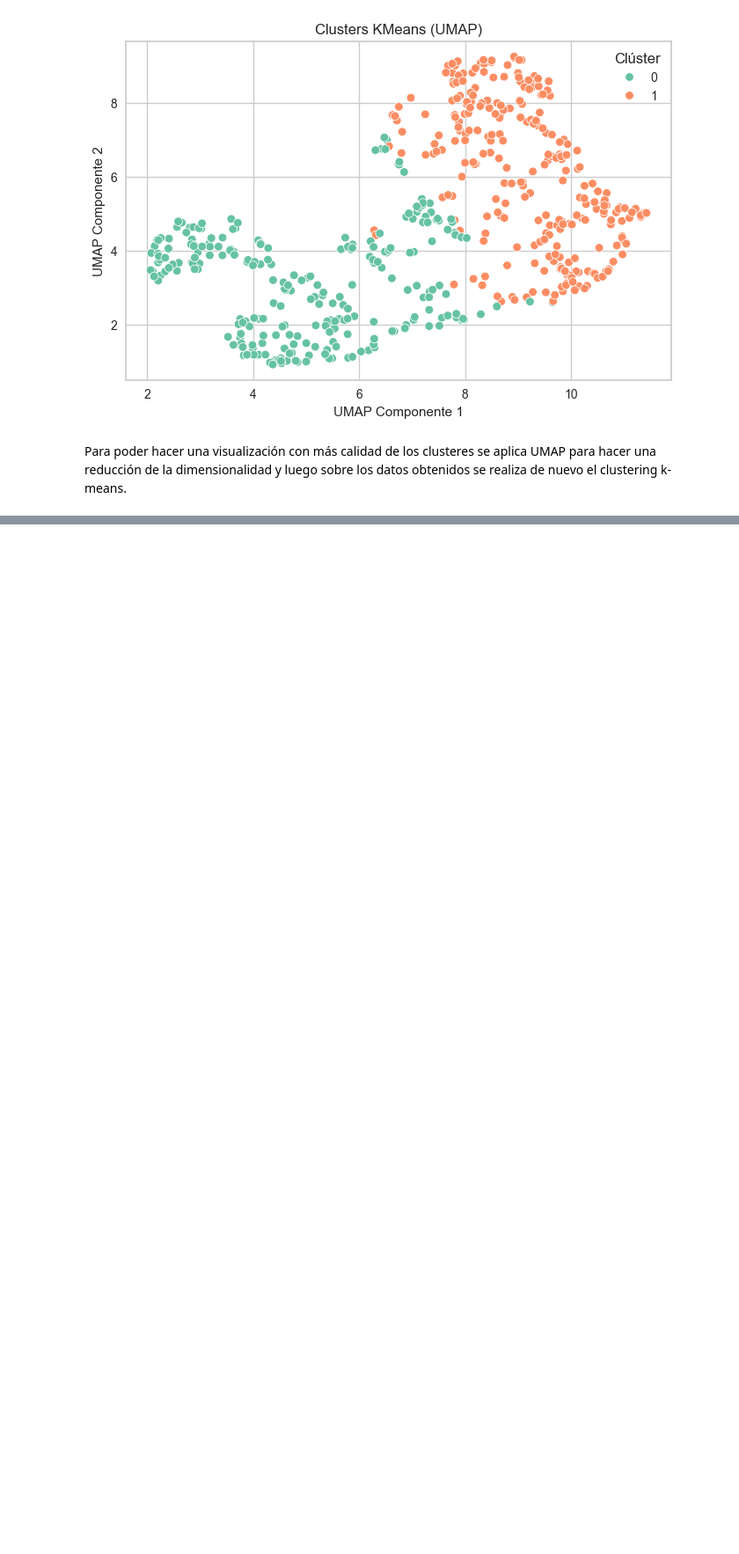
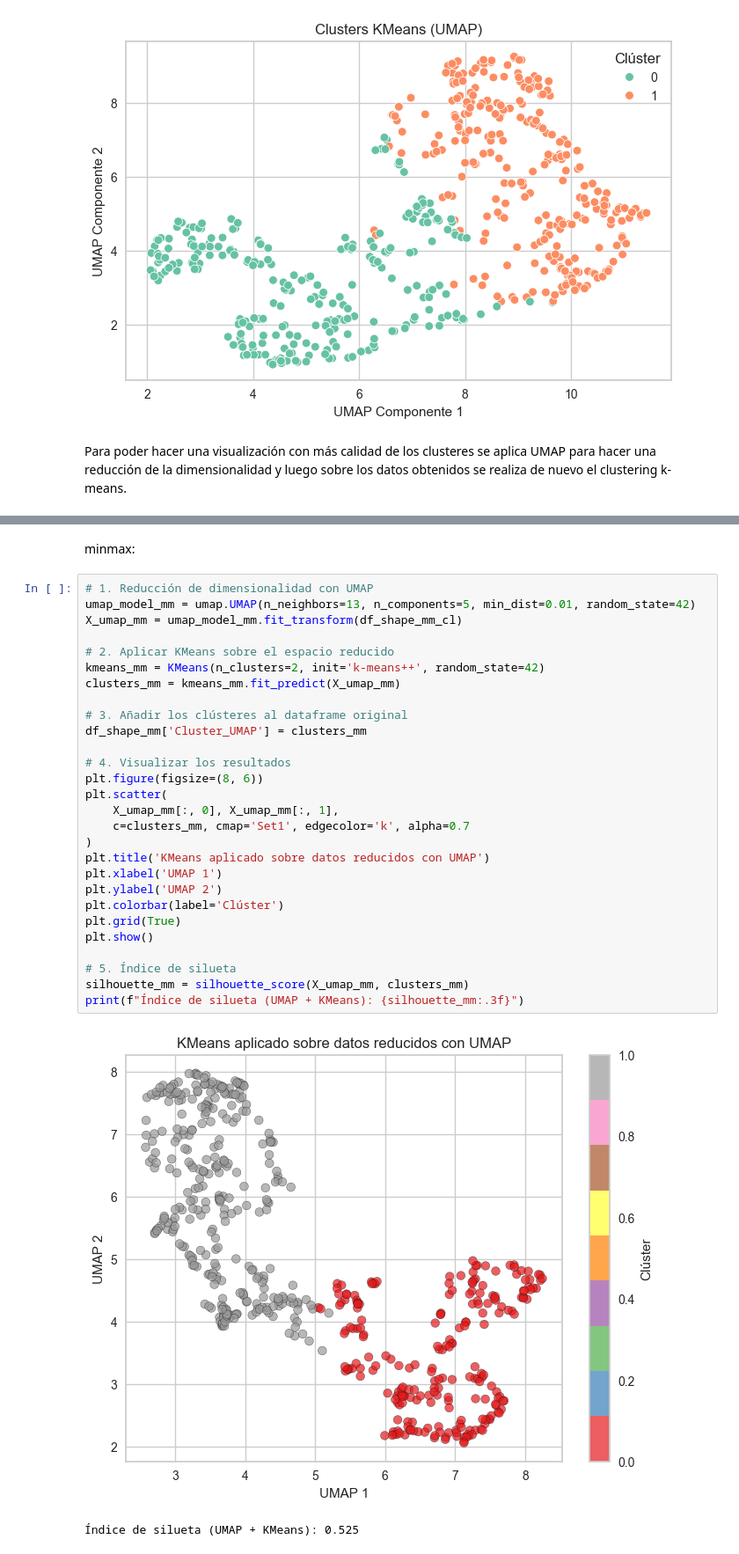
Before and after one commit to teresaramos14/tfm, a Jupyter notebook: clustering_def140514/k-means/k_means_forma.ipynb, the cells around one changed output, grey strips where cells are left out. Shown at 88% size. Saved outputs shown, nothing was run; the diff lists cells and outputs as text; blank space fills up the shorter version.

```diff
--- a/clustering_def140514/k-means/k_means_forma.ipynb
+++ b/clustering_def140514/k-means/k_means_forma.ipynb
@@ -363,0 +288,33 @@ print(f"Índice de silueta (UMAP + KMeans): {silhouette_umap_mm:.3f}")
+# %% [markdown]
+minmax:
+# %%
+# 1. Reducción de dimensionalidad con UMAP
+umap_model_mm = umap.UMAP(n_neighbors=13, n_components=5, min_dist=0.01, random_state=42)
+X_umap_mm = umap_model_mm.fit_transform(df_shape_mm_cl)
+
+# 2. Aplicar KMeans sobre el espacio reducido
+kmeans_mm = KMeans(n_clusters=2, init='k-means++', random_state=42)
+clusters_mm = kmeans_mm.fit_predict(X_umap_mm)
+
+# 3. Añadir los clústeres al dataframe original
+df_shape_mm['Cluster_UMAP'] = clusters_mm
+
+# 4. Visualizar los resultados
+plt.figure(figsize=(8, 6))
+plt.scatter(
+    X_umap_mm[:, 0], X_umap_mm[:, 1],
+    c=clusters_mm, cmap='Set1', edgecolor='k', alpha=0.7
+)
+plt.title('KMeans aplicado sobre datos reducidos con UMAP')
+plt.xlabel('UMAP 1')
+plt.ylabel('UMAP 2')
+plt.colorbar(label='Clúster')
+plt.grid(True)
+plt.show()
+
+# 5. Índice de silueta
+silhouette_mm = silhouette_score(X_umap_mm, clusters_mm)
+print(f"Índice de silueta (UMAP + KMeans): {silhouette_mm:.3f}")
+# %% [output]
+[figure, added]
+Índice de silueta (UMAP + KMeans): 0.525
```
Also changed, not shown: parts of 15 cells of this notebook, 3 other files.
